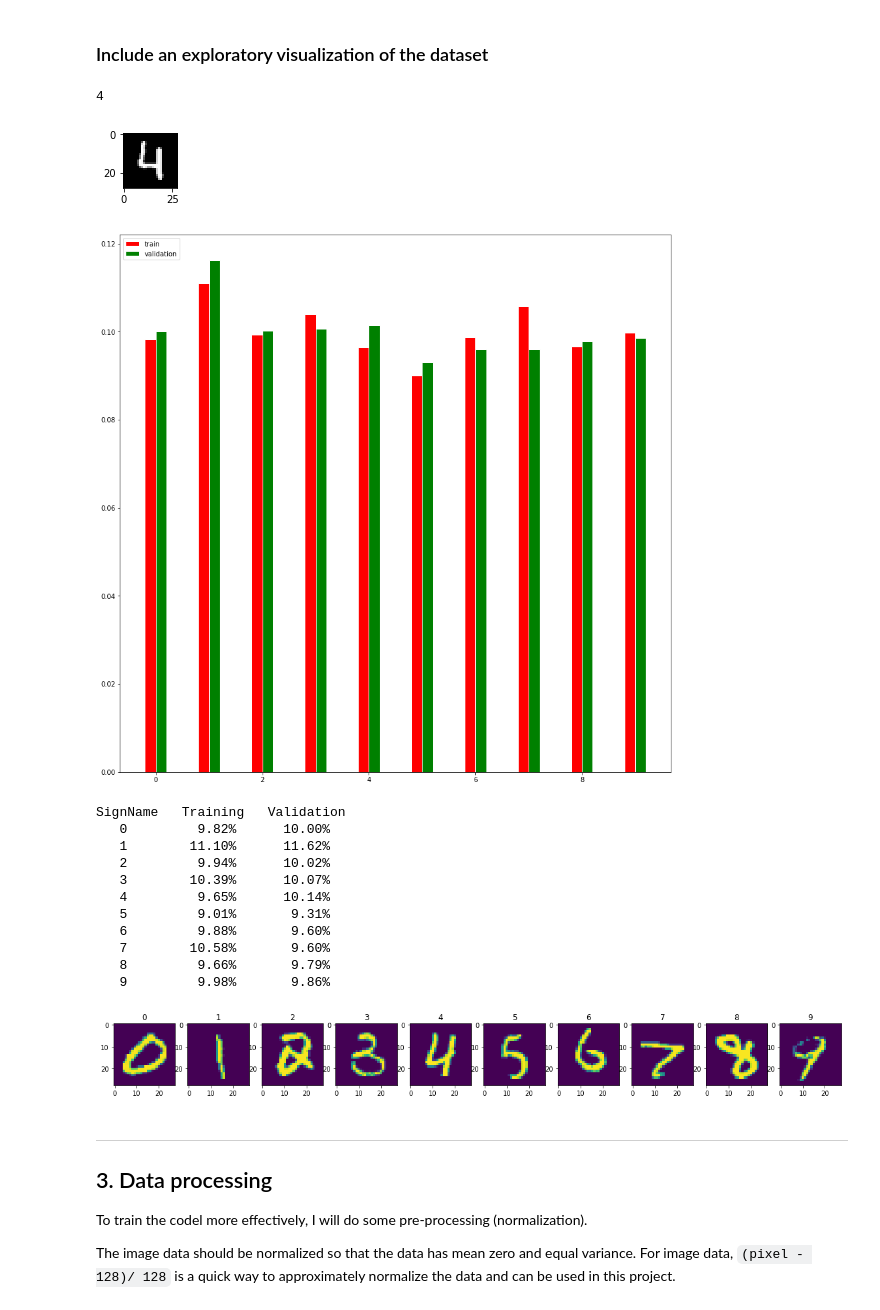
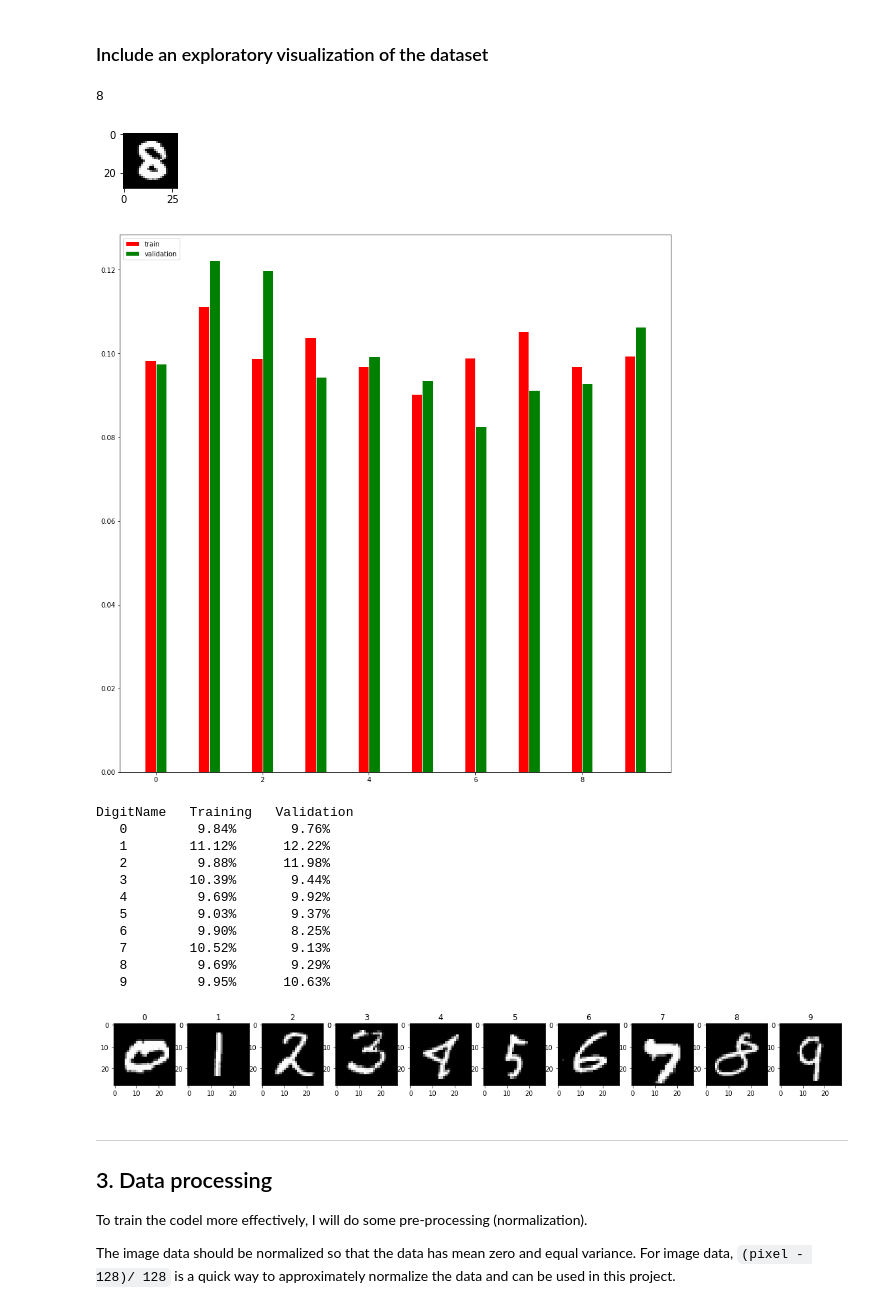
Before and after one commit to DongzhenHuangfu/digit_recognition, a Jupyter notebook: digit_recognizer.ipynb, the cells around one changed output. Drawn from its saved outputs; the diff is of its cells as text; code cells hidden in the pictures.

```diff
--- a/digit_recognizer.ipynb
+++ b/digit_recognizer.ipynb
@@ -8,19 +8,19 @@ In this notebook, I will try to use sklearn to implement machine learning in dig
 ---
 ## 1. Load The Data
 # %%
-# Load data
+## Load data
 import csv
 import numpy as np
 from sklearn.model_selection import train_test_split
 
-# define a function that translat the string into float in the array
-def trans_str2float(strlist):
-    floatlist = []
+## define a function that translat the string into float in the array
+def trans_str2int(strlist):
+    intlist = []
     for i in range(len(strlist)):
-        floatlist.append([])
+        intlist.append([])
         for j in range(len(strlist[i])):
-            floatlist[i].append(float(strlist[i][j]))
-    return list(floatlist)
+            intlist[i].append(int(strlist[i][j]))
+    return list(intlist)
 
 X_str = []
 Y = []
@@ -34,7 +34,6 @@ with open('./data/train.csv') as csvfile:
     del Y[0]
 
 x_test_str = []
-y_test = []
 with open('./data/test.csv') as csvfile:
     lines = csv.reader(csvfile)
     for line in lines:
@@ -42,13 +41,13 @@ with open('./data/test.csv') as csvfile:
         x_test_str.append(image)
     del x_test_str[0]
 
-X = trans_str2float(X_str)
-x_test = trans_str2float(x_test_str)
+X = trans_str2int(X_str)
+x_test = trans_str2int(x_test_str)
 y_test = np.zeros(len(x_test))
 
-# split the train data into training and validation part to check the model
-# validation set takes 10% data from the whole training data
-x_train, x_valid, y_train, y_valid = train_test_split(X, Y, test_size=0.1, random_state=1)
+## split the train data into training and validation part to check the model
+## validation set takes 3% data from the whole training data
+x_train, x_valid, y_train, y_valid = train_test_split(X, Y, test_size=0.03, random_state=1)
 # %% [markdown]
 ---
 
@@ -85,7 +84,7 @@ Number of classes = 10
 # %% [markdown]
 ### Include an exploratory visualization of the dataset
 # %%
-### Data exploration visualization code goes here.
+## Data exploration visualization code goes here.
 import matplotlib.pyplot as plt
 import random
 # Visualizations will be shown in the notebook.
@@ -99,10 +98,10 @@ plt.figure(figsize=(1,1))
 plt.imshow(image, cmap='gray')
 print(y_train[index])
 # %% [output]
-4
+8
-[figure, old version]
+[figure, new version]
 # %%
-### show the data in picture
+## show the data in picture
 import copy
 
 def datacount(data):
@@ -129,39 +128,39 @@ plt.legend(loc="upper left")
 plt.savefig('./pictures/data_bar.jpg')
 plt.show()
 # %% [output]
-[figure, old version]
+[figure, new version]
 # %%
-### show the data in table
+## show the data in table
 
-print("{0:<3}".format("SignName"), "{0:10}".format("  Training "),"{0:10}".format(" Validation"))
+print("{0:<3}".format("DigitName"), "{0:10}".format("  Training "),"{0:10}".format(" Validation"))
 for j in range(10):
     print('   {0:<3}'.format(j),
           "{0:10.2f}%".format(percent_train[j]*100 ),"{0:10.2f}%".format(percent_valid[j]*100 ))
 # %% [output]
-SignName   Training   Validation
-   0         9.82%      10.00%
-   1        11.10%      11.62%
-   2         9.94%      10.02%
-   3        10.39%      10.07%
-   4         9.65%      10.14%
-   5         9.01%       9.31%
-   6         9.88%       9.60%
-   7        10.58%       9.60%
-   8         9.66%       9.79%
-   9         9.98%       9.86%
+DigitName   Training   Validation
+   0         9.84%       9.76%
+   1        11.12%      12.22%
+   2         9.88%      11.98%
+   3        10.39%       9.44%
+   4         9.69%       9.92%
+   5         9.03%       9.37%
+   6         9.90%       8.25%
+   7        10.52%       9.13%
+   8         9.69%       9.29%
+   9         9.95%      10.63%
 # %%
-### visualize all the examples
+## visualize all the examples
 
 fig = plt.figure(figsize=(20,20))
 
 for i in range(10):
     y = list(y_train)
     index = y.index(str(i))
     fig.add_subplot(5,10,i+1)
     fig.add_subplot(5,10,i+1).set_title(str(i))
-    plt.imshow(np.array(x_train[index]).reshape(28,28))
+    plt.imshow(np.array(x_train[index]).reshape(28,28), cmap='gray')
 # %% [output]
-[figure, old version]
+[figure, new version]
 # %% [markdown]
 ----
 
```
Also changed, not shown: parts of 8 cells of this notebook, 1 other file.
